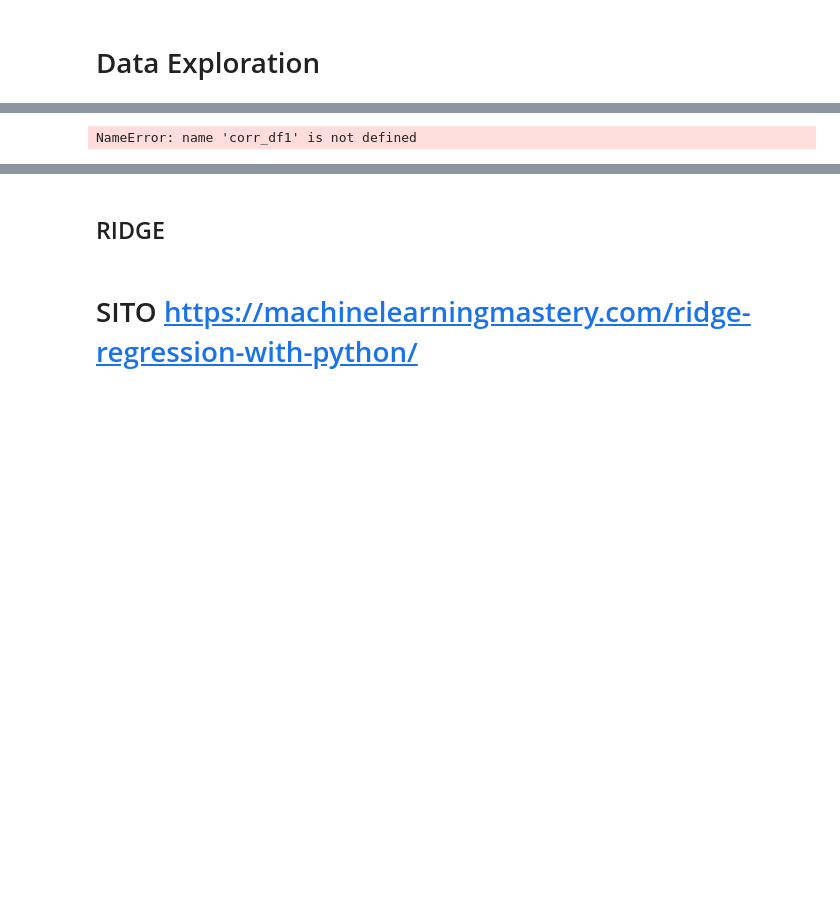
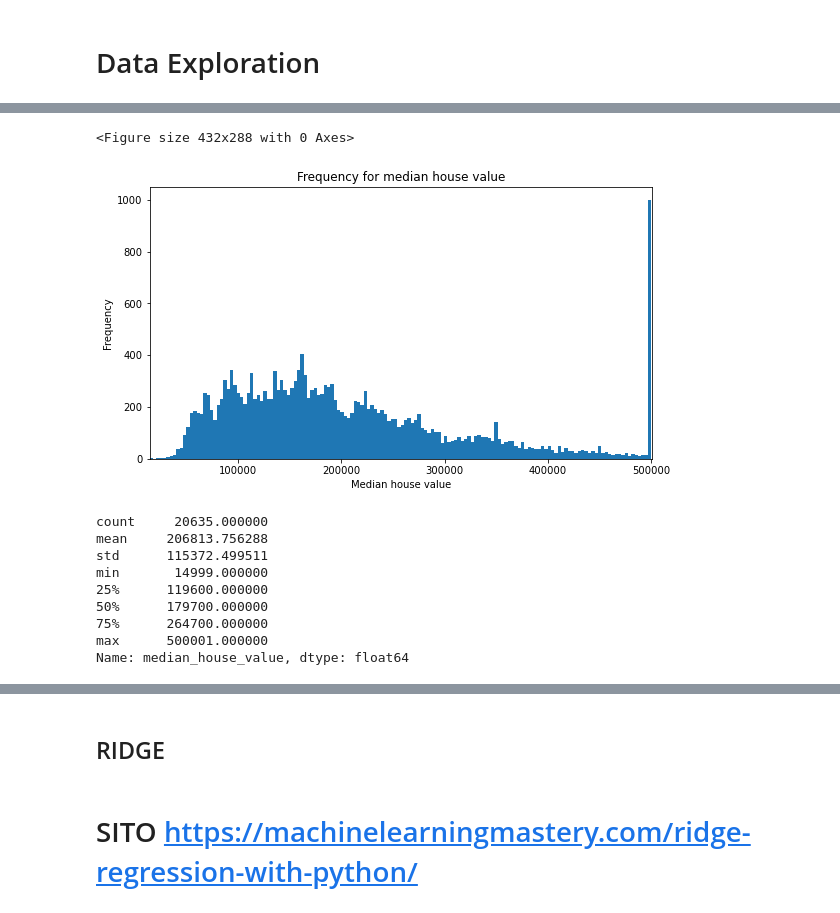
Before and after one commit to martinaviggiano/ml_project, a Jupyter notebook: Machine Learning Project.ipynb, the cells around one changed output, grey strips where cells are left out. Saved outputs shown, nothing was run; the diff lists cells and outputs as text; code cells hidden in the pictures; blank space fills up the shorter version.

```diff
--- a/Machine Learning Project.ipynb
+++ b/Machine Learning Project.ipynb
@@ -122,4 +131,6 @@ Name: ocean_proximity, dtype: int64
+# %%
+n_corr_df = corr_df.copy()
 # %%
-X, y = corr_df.drop(columns=['median_house_value']), corr_df['median_house_value']
+X, y = n_corr_df.drop(columns=['median_house_value']), corr_df['median_house_value']
 # %%
 from sklearn.preprocessing import StandardScaler
@@ -191,5 +179,25 @@ corr_df.describe()
 | max | -114.310000 | 41.950000 | 52.000000 | 39320.000000 | 6445.000000 | 35682.000000 | 6082.000000 | ... |
-# %%
-corr_df1.describe() #non è servito la stand_labels
-# %% [output]
-NameError: name 'corr_df1' is not defined
+# %%
+# Variable HOUSE VALUE
+fig = plt.figure()
+plt.figure(figsize=(9,5))
+plt.hist(y, bins= 150)
+plt.xlim(15000,500500)
+plt.title('Frequency for median house value')
+plt.xlabel("Median house value")
+plt.ylabel("Frequency")
+#plt.grid(True)
+fig.savefig("images\Frequency for median house value.png")
+plt.show()
+# %% [output]
+<Figure size 432x288 with 0 Axes>
+[figure, added]
+count     20635.000000
+mean     206813.756288
+std      115372.499511
+min       14999.000000
+25%      119600.000000
+50%      179700.000000
+75%      264700.000000
+max      500001.000000
+Name: median_house_value, dtype: float64
```
Also changed, not shown: parts of 30 cells of this notebook, 11 other files.
